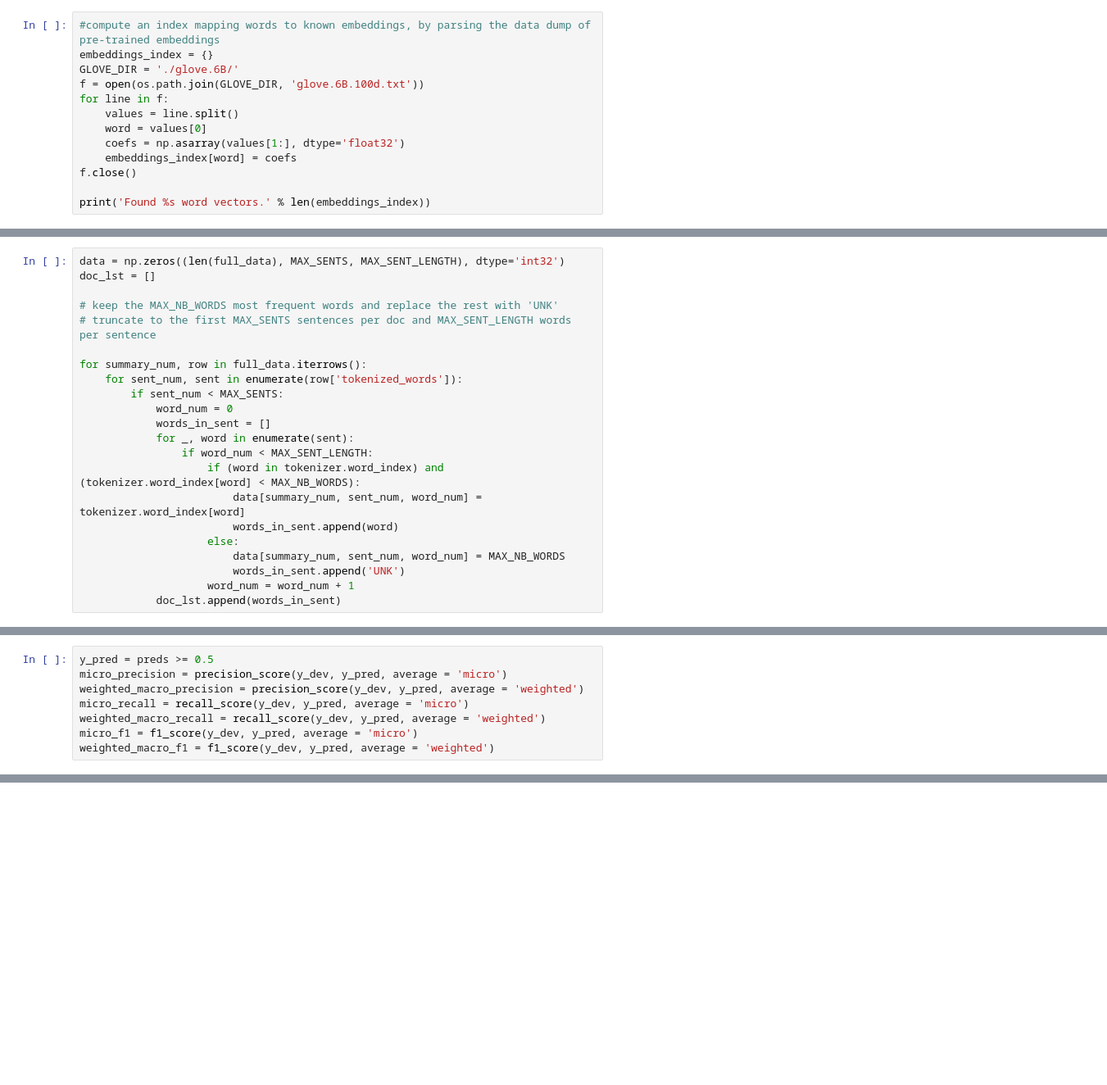
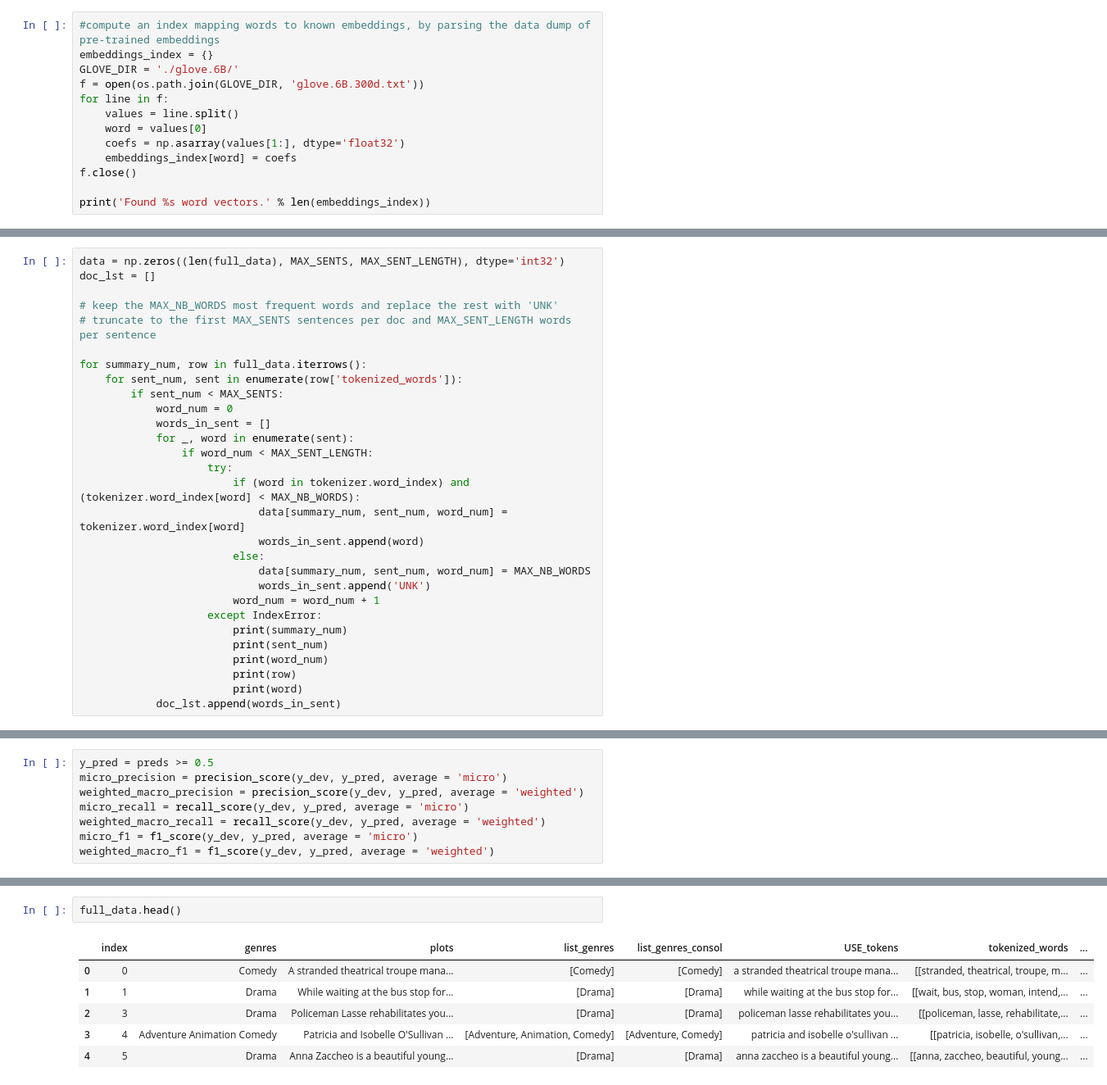
Before and after one commit to sharadv99/w266-Final-Proj, a Jupyter notebook: Initial_Analysis.ipynb, the cells around one changed output, grey strips where cells are left out. Shown at 82% size. Cells and saved outputs as stored; diff of their text form; blank space fills up the shorter version.

```diff
--- a/Initial_Analysis.ipynb
+++ b/Initial_Analysis.ipynb
@@ -379,7 +393,7 @@ print(weight_sum/total) #should be average sentence count per summary
 #compute an index mapping words to known embeddings, by parsing the data dump of pre-trained embeddings
 embeddings_index = {}
 GLOVE_DIR = './glove.6B/'
-f = open(os.path.join(GLOVE_DIR, 'glove.6B.100d.txt'))
+f = open(os.path.join(GLOVE_DIR, 'glove.6B.300d.txt'))
 for line in f:
     values = line.split()
     word = values[0]
@@ -432,13 +446,20 @@ for summary_num, row in full_data.iterrows():
             words_in_sent = []
             for _, word in enumerate(sent):
                 if word_num < MAX_SENT_LENGTH:
-                    if (word in tokenizer.word_index) and (tokenizer.word_index[word] < MAX_NB_WORDS):
-                        data[summary_num, sent_num, word_num] = tokenizer.word_index[word]
-                        words_in_sent.append(word)
-                    else:
-                        data[summary_num, sent_num, word_num] = MAX_NB_WORDS
-                        words_in_sent.append('UNK')
-                    word_num = word_num + 1
+                    try:
+                        if (word in tokenizer.word_index) and (tokenizer.word_index[word] < MAX_NB_WORDS):
+                            data[summary_num, sent_num, word_num] = tokenizer.word_index[word]
+                            words_in_sent.append(word)
+                        else:
+                            data[summary_num, sent_num, word_num] = MAX_NB_WORDS
+                            words_in_sent.append('UNK')
+                        word_num = word_num + 1
+                    except IndexError:
+                        print(summary_num)
+                        print(sent_num)
+                        print(word_num)
+                        print(row)
+                        print(word)
             doc_lst.append(words_in_sent)
 # %%
 word_index = tokenizer.word_index
@@ -841,0 +1734,9 @@ model.save('HAN_10epochs.h5')  # creates a HDF5 file 'my_model.h5'
+# %%
+full_data.head()
+# %% [output]
+|  | index | genres | plots | list_genres | list_genres_consol | USE_tokens | tokenized_words | ... |
+| 0 | 0 | Comedy | A stranded theatrical troupe mana... | [Comedy] | [Comedy] | a stranded theatrical troupe mana... | [[stranded, theatrical, troupe, m... | ... |
+| 1 | 1 | Drama | While waiting at the bus stop for... | [Drama] | [Drama] | while waiting at the bus stop for... | [[wait, bus, stop, woman, intend,... | ... |
+| 2 | 3 | Drama | Policeman Lasse rehabilitates you... | [Drama] | [Drama] | policeman lasse rehabilitates you... | [[policeman, lasse, rehabilitate,... | ... |
+| 3 | 4 | Adventure Animation Comedy | Patricia and Isobelle O'Sullivan ... | [Adventure, Animation, Comedy] | [Adventure, Comedy] | patricia and isobelle o'sullivan ... | [[patricia, isobelle, o'sullivan,... | ... |
+| 4 | 5 | Drama | Anna Zaccheo is a beautiful young... | [Drama] | [Drama] | anna zaccheo is a beautiful young... | [[anna, zaccheo, beautiful, young... | ... |
```
Also changed, not shown: parts of 158 cells of this notebook.
